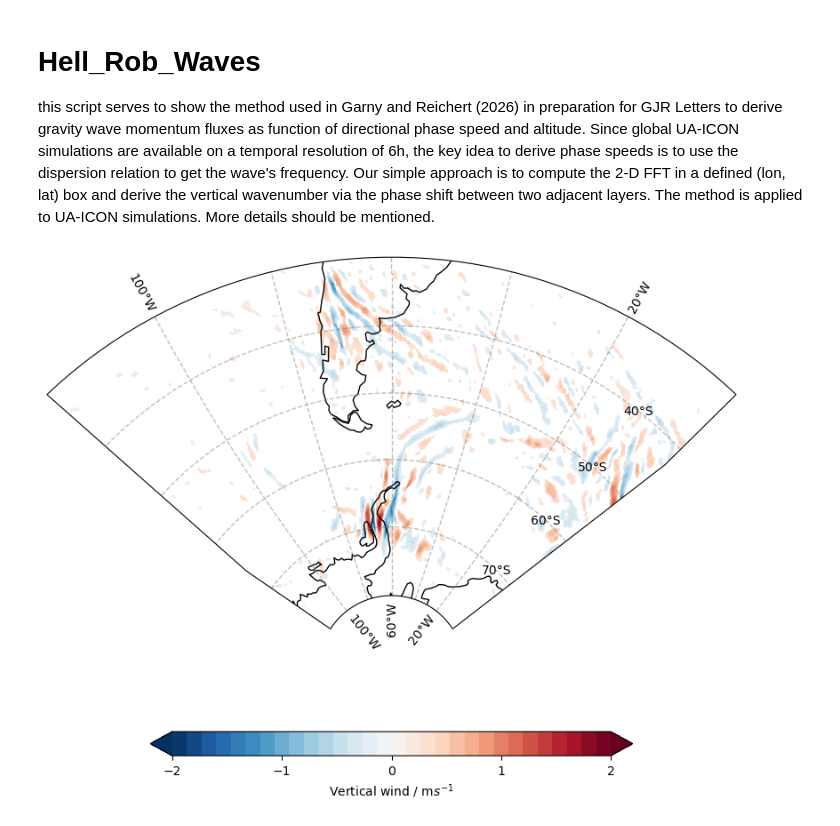
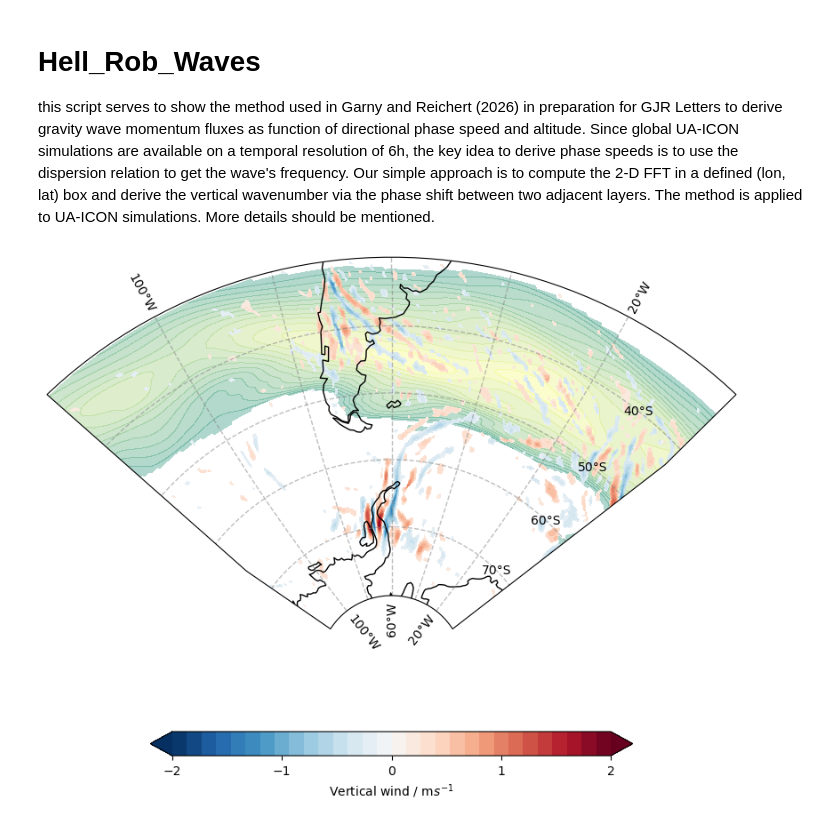
Before and after one commit to Waveguyde/Hell_Rob_waves, a Jupyter notebook: notebooks/Hell_Rob_FFT_applications.ipynb, the cells around one changed output. Cells and saved outputs as stored; diff of their text form; code cells hidden in the pictures.

```diff
--- a/notebooks/Hell_Rob_FFT_applications.ipynb
+++ b/notebooks/Hell_Rob_FFT_applications.ipynb
@@ -11,6 +11,8 @@ import matplotlib.pyplot as plt
 import xarray as xr
 import numpy as np
 import cartopy.crs as ccrs
+
+plt.style.use("../latex_default.mplstyle")
 # %%
 path = '../data/ICON_DOM01_HL_20150827T120000Z.nc'
 ds = xr.open_dataset(path)
@@ -22,7 +24,9 @@ pert = robfft.remove_background(ds,variables=['w','temp','u','v'],dim_lat='lat',
 #v_12h_tide = watson.extract_semidiurnal_wave2(da_v, time_in_hours=da_v.time*24)
 # %%
 time_index = 1
-da = pert['w'].isel(time=time_index).sel(alt=40_000,method='nearest')
+z0 = 50_000
+da = pert['w'].isel(time=time_index).sel(alt=z0,method='nearest')
+da_u = pert['u_bg'].isel(time=time_index).sel(alt=z0,method='nearest')
 
 # Define the geografic region that is under investigation.
 lonW = -120
@@ -31,34 +35,36 @@ latS = -80
 latN = -30
 
 extent_SP=[lonW, lonE, latS, latN]
 
 w_lev   = np.linspace(-2,2,31)
 clon    = (lonW+lonE)/2
 clat    = (latN+latS)/2
 projStr = ccrs.Stereographic(central_longitude=clon, central_latitude=clat)
 path    = watson.nice_boundary_path_for_maps(np.linspace(lonW,lonE,50), np.linspace(latS,latN,50))
 
 fig=plt.figure(figsize=(10,10))
 ax = fig.add_subplot(projection=projStr)
 
 ax.set_boundary(path, transform=ccrs.PlateCarree())
 ax.set_extent([lonW, lonE, latS, latN], ccrs.PlateCarree())
 ax.coastlines()
 gridlines = ax.gridlines(draw_labels=True, linewidth=1, color='gray', alpha=0.5, linestyle='--')
 gridlines.right_labels  = True  # Hide labels on the right side
 gridlines.left_labels   = True  # Hide labels on the right side
 gridlines.top_labels    = False # Hide labels on the top
 gridlines.bottom_labels = True  # Hide labels on the top
 
+masked = np.ma.masked_outside(da_u.sel(lat=slice(extent_SP[2],extent_SP[3])), 70, 140)
+plot_u = plt.contourf(ds.lon,ds.lat.sel(lat=slice(extent_SP[2],extent_SP[3])),masked,transform=ccrs.PlateCarree(),levels=np.linspace(70,140,15),extend='both',cmap='summer',alpha=0.33)
 masked = np.ma.masked_inside(da.sel(lat=slice(extent_SP[2],extent_SP[3])), -0.2, 0.2)
 plot_w_high = plt.contourf(ds.lon,ds.lat.sel(lat=slice(extent_SP[2],extent_SP[3])),masked,transform=ccrs.PlateCarree(),levels=w_lev,extend='both',cmap='RdBu_r')
 
 ax.set_xlabel('Longitude')
 ax.set_ylabel('Latitude')
 cbar = fig.colorbar(plot_w_high, orientation='horizontal',extend='both',label='Vertical wind / m$s^{-1}$',shrink=0.7,ticks=[-2,-1,0,1,2])
 #plt.savefig('./figures/ICON_w_100km_20150828T06.png', dpi=120, facecolor="w", edgecolor="w", bbox_inches="tight")
 # %% [output]
-[figure, old version]
+[figure, new version]
 # %%
 # Define Box of interest
 ds_box  = pert.sel(lon=slice(-75,-55),lat=slice(-75,-60)).isel(time=1)
```
Also changed, not shown: parts of 7 cells of this notebook, 1 other file.
